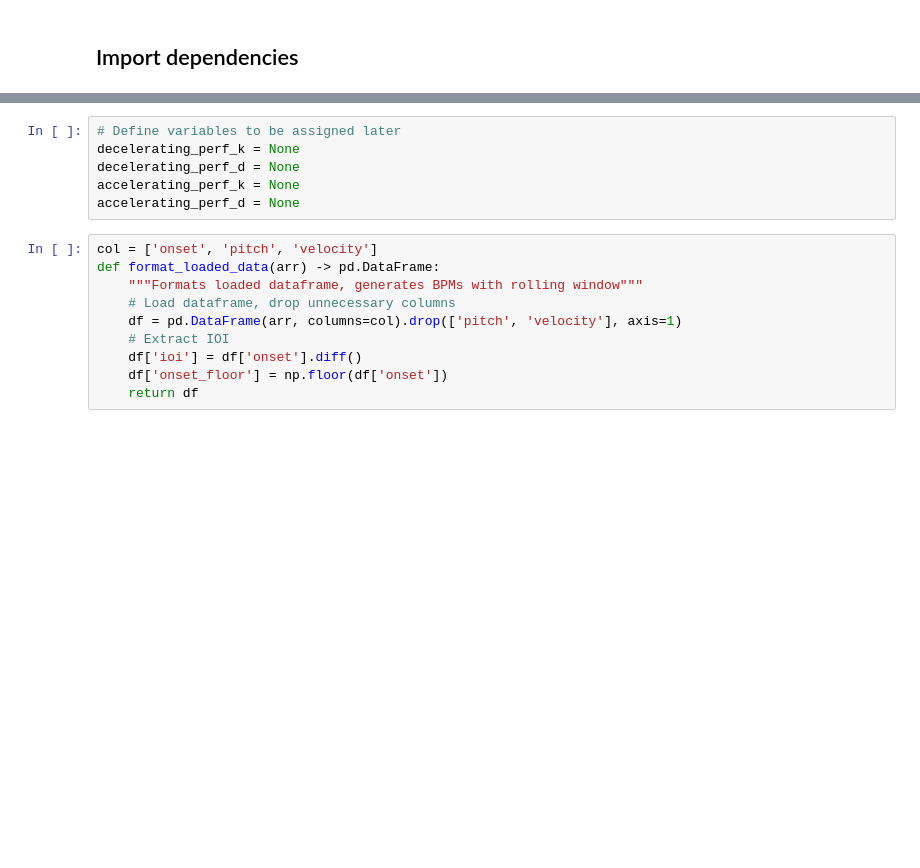
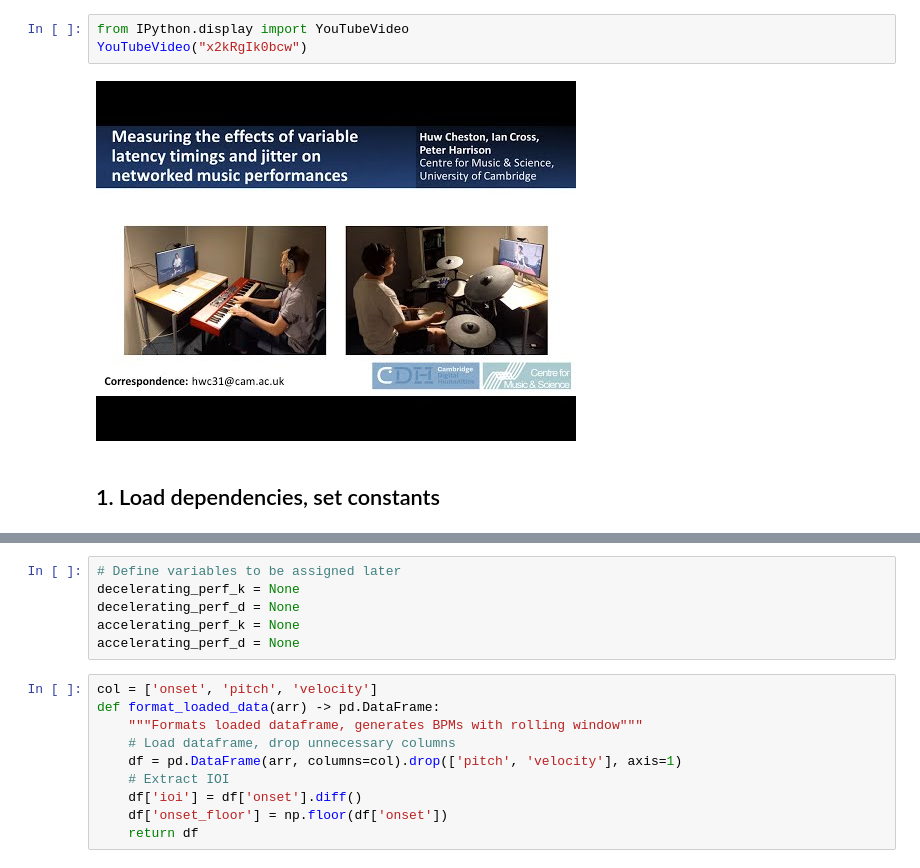
Before and after one commit to HuwCheston/Jazz-Jitter-Analysis, a Jupyter notebook: notebooks/0.1-cheston-sempre-video-graphs.ipynb, the cells around one changed output, grey strips where cells are left out. Drawn from its saved outputs; the diff is of its cells as text; blank space fills up the shorter version.

```diff
--- a/notebooks/0.1-cheston-sempre-video-graphs.ipynb
+++ b/notebooks/0.1-cheston-sempre-video-graphs.ipynb
@@ -9,2 +9,7 @@ The title of the presentation was "Measuring the effects of variable latency tim
+# %%
+from IPython.display import YouTubeVideo
+YouTubeVideo("x2kRgIk0bcw")
+# %% [output]
+[figure, added]
 # %% [markdown]
-## Import dependencies
+## 1. Load dependencies, set constants
```
Also changed, not shown: parts of 16 cells of this notebook.
